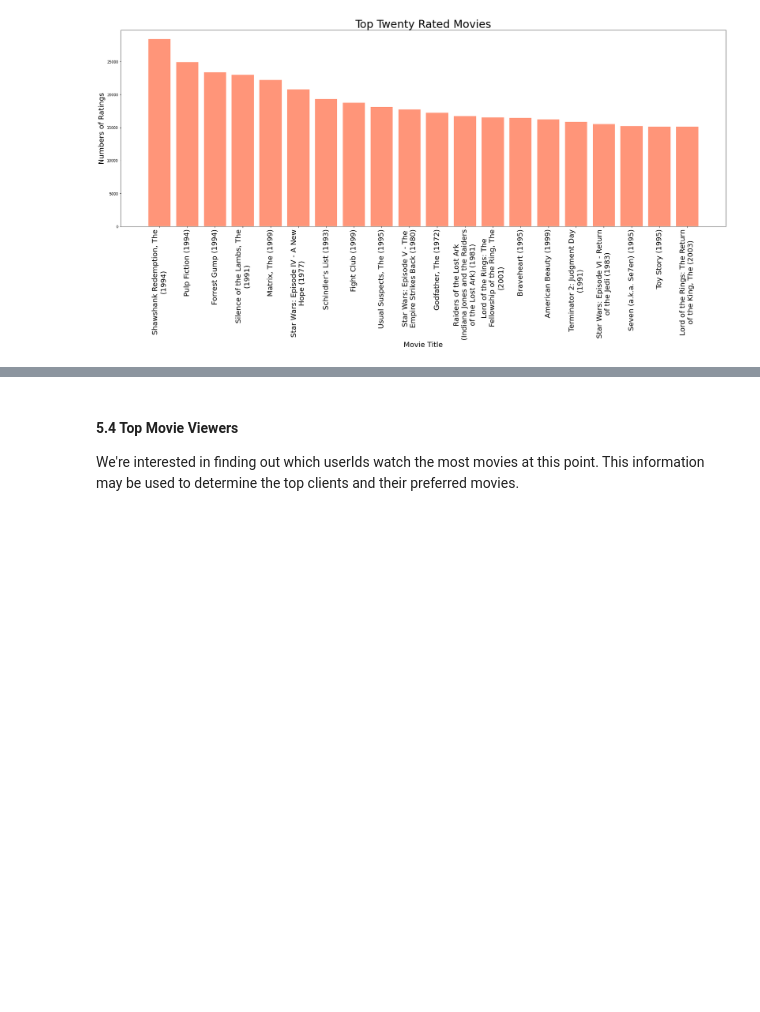
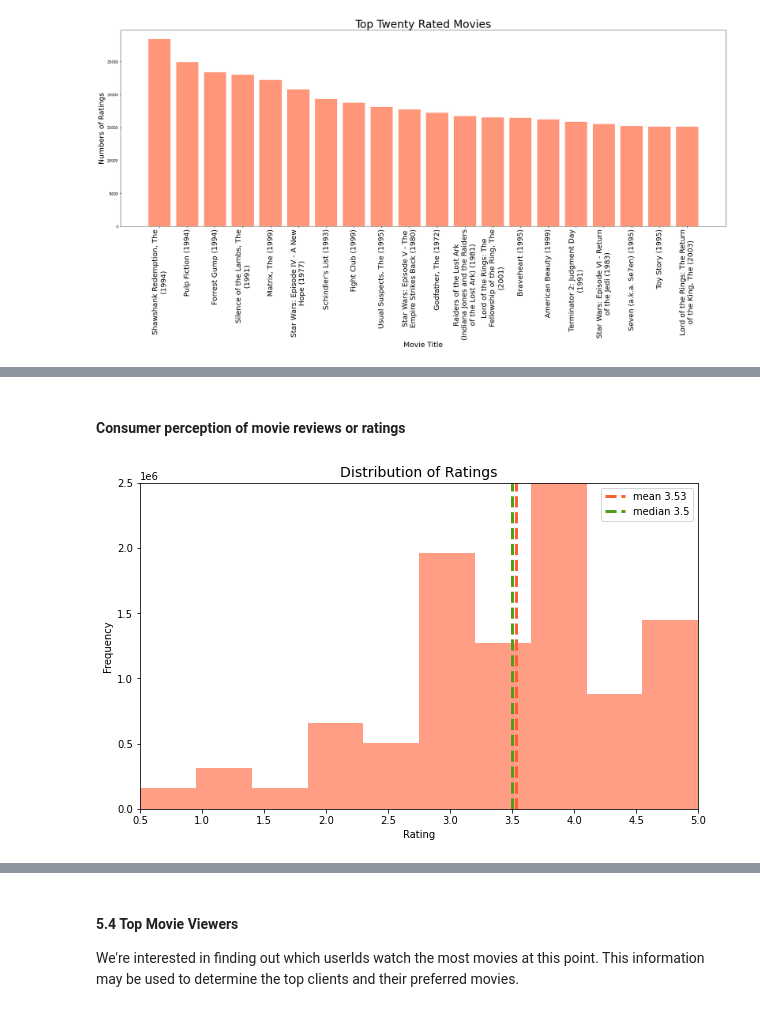
Before and after one commit to kojosbk/Movie_Recomender_Unsupervised_sprint, a Jupyter notebook: JM4 Starter_Notebook.ipynb, the cells around one changed output, grey strips where cells are left out. Saved outputs shown, nothing was run; the diff lists cells and outputs as text; code cells hidden in the pictures; blank space fills up the shorter version.

```diff
--- a/JM4 Starter_Notebook.ipynb
+++ b/JM4 Starter_Notebook.ipynb
@@ -260,13 +264,17 @@ warnings.filterwarnings('ignore')
+# %%
+# load the data
+#Note : the data souce is saved in another directory of the local machine  to avoid github Push issues
+train = pd.read_csv('C:/Users/Silas_Dell/Documents/Programming/Explore/Unsupervised learning/data/train.csv')
+test = pd.read_csv('C:/Users/Silas_Dell/Documents/Programming/Explore/Unsupervised learning/data/test.csv')
 # %%
-# load the data
-train = pd.read_csv('./data/train.csv')
-test = pd.read_csv('./data/test.csv')
-genome_scores = pd.read_csv('./data/genome_scores.csv')
-genome_tags = pd.read_csv('./data/tags.csv')
-imdb_data = pd.read_csv('./data/imdb_data.csv')
-links = pd.read_csv('./data/links.csv')
-movies = pd.read_csv('./data/movies.csv')
-tags = pd.read_csv('./data/tags.csv')
+# load the  Movie Data
+#Note : the Movie Data data souce is saved in another directory of the local machine  to avoid github Push issues
+genome_scores = pd.read_csv('C:/Users/Silas_Dell/Documents/Programming/Explore/Unsupervised learning/data/genome_scores.csv')
+genome_tags = pd.read_csv('C:/Users/Silas_Dell/Documents/Programming/Explore/Unsupervised learning/data/tags.csv')
+imdb_data = pd.read_csv('C:/Users/Silas_Dell/Documents/Programming/Explore/Unsupervised learning/data/imdb_data.csv')
+links = pd.read_csv('C:/Users/Silas_Dell/Documents/Programming/Explore/Unsupervised learning/data/links.csv')
+movies = pd.read_csv('C:/Users/Silas_Dell/Documents/Programming/Explore/Unsupervised learning/data/movies.csv')
+tags = pd.read_csv('C:/Users/Silas_Dell/Documents/Programming/Explore/Unsupervised learning/data/tags.csv')
 # %% [markdown]
 <a id=three1></a>
 
@@ -710,3 +710,22 @@ plt.show()
 - Shawshank Redemption (1994)
 - Pulp Fiction (1994)
 - Forrest Gump (1994)
+# %% [markdown]
+#### Consumer perception of movie reviews or ratings
+# %%
+
+plt.figure(figsize=(10,6))
+ax = sns.distplot(train['rating'],bins=10, kde=False, hist_kws=dict(alpha=0.6),color="#FF5D32")
+mean = train['rating'].mean()
+median = train['rating'].median()
+plt.axvline(x=mean, label = f'mean {round(mean,2)}' , color='#FF5D32', lw=3, ls = '--')
+plt.axvline(x=median, label = f'median {median}' , color='#4DA017', lw=3, ls = '--')
+plt.xlim((0.5,5))
+plt.ylim((0,2500000))
+plt.title(f'Distribution of Ratings', fontsize=14)
+plt.xlabel('Rating')
+plt.ylabel('Frequency')
+plt.legend()
+plt.show()
+# %% [output]
+[figure, added]
```
Also changed, not shown: parts of 13 cells of this notebook.
